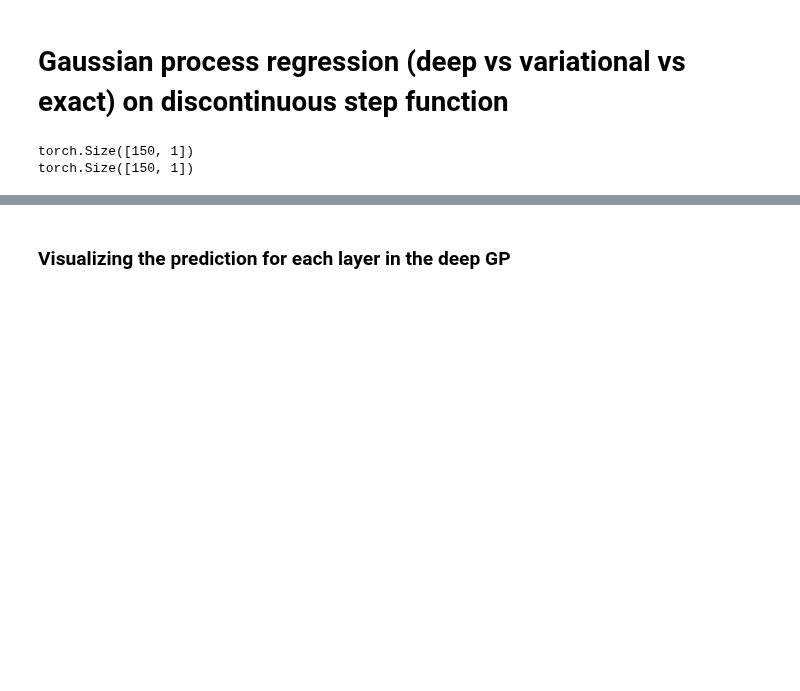
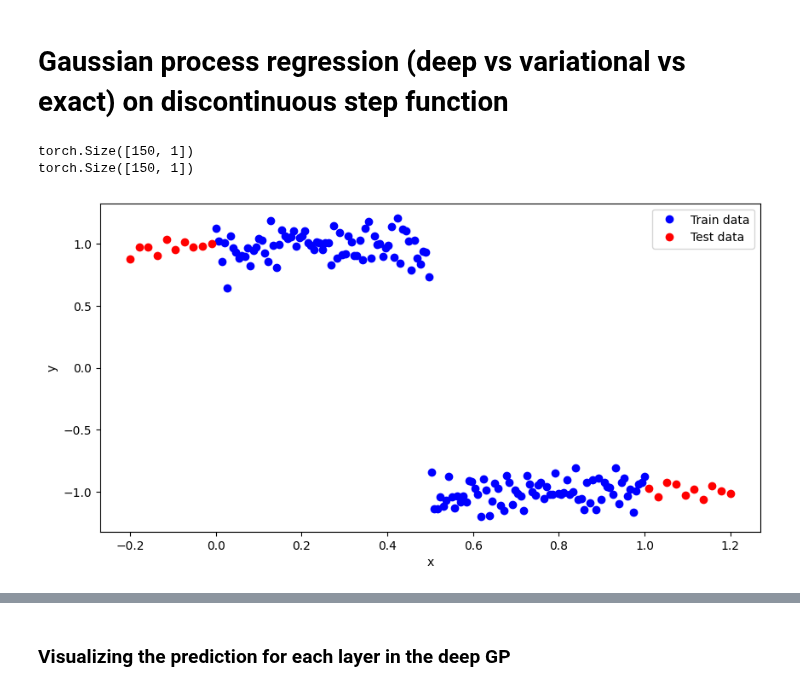
Before and after one commit to matthjs/BachelorProject, a Jupyter notebook: notebooks/gp/gpstepfunction.ipynb, the cells around one changed output, grey strips where cells are left out. Saved outputs shown, nothing was run; the diff lists cells and outputs as text; code cells hidden in the pictures; blank space fills up the shorter version.

```diff
--- a/notebooks/gp/gpstepfunction.ipynb
+++ b/notebooks/gp/gpstepfunction.ipynb
@@ -36,6 +49,17 @@ test_loader = DataLoader(test_dataset, batch_size=10, shuffle=False)
 # %% [output]
 torch.Size([150, 1])
 torch.Size([150, 1])
+# %%
+# Plotting the data for visualization
+plt.figure(figsize=(10, 5))
+plt.plot(x_train.cpu().numpy(), y_train.cpu().numpy(), 'bo', label='Train data')
+plt.plot(x_test.cpu().numpy(), y_test.cpu().numpy(), 'ro', label='Test data')
+plt.xlabel('x')
+plt.ylabel('y')
+plt.legend()
+plt.show()
+# %% [output]
+[figure, added]
 # %%
 from gp.deepgp import DeepGPModel
 from gpytorch.mlls import DeepApproximateMLL
```
Also changed, not shown: parts of 7 cells of this notebook, 41 other files.
